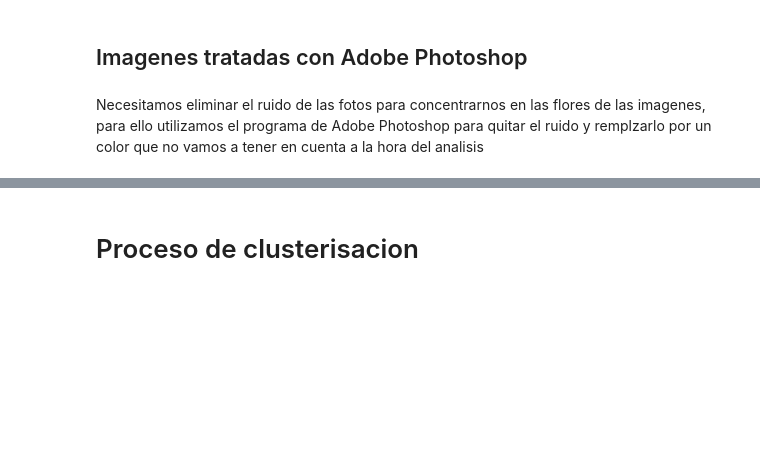
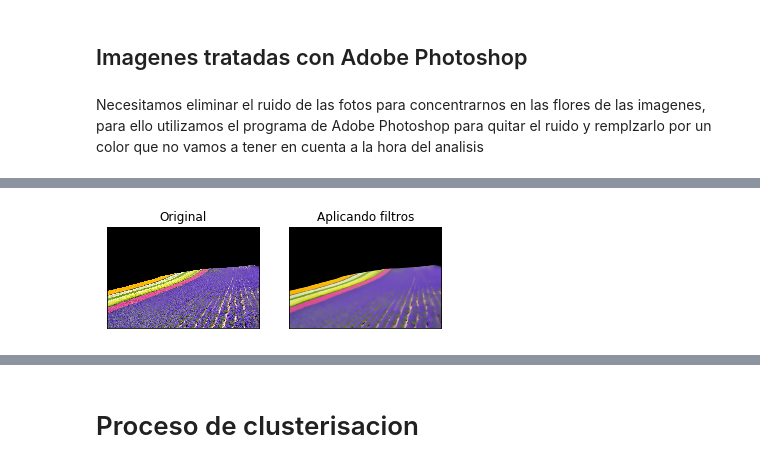
Before and after one commit to juanescendales/IAIdentifiacionDeColoresFlores, a Jupyter notebook: MicroProyecto2_ClusteringCultivoFlores.ipynb, the cells around one changed output, grey strips where cells are left out. Saved outputs shown, nothing was run; the diff lists cells and outputs as text; code cells hidden in the pictures; blank space fills up the shorter version.

```diff
--- a/MicroProyecto2_ClusteringCultivoFlores.ipynb
+++ b/MicroProyecto2_ClusteringCultivoFlores.ipynb
@@ -72,11 +100,9 @@ plt.imshow(imagen2Matriz)
 Necesitamos eliminar el ruido de las fotos para concentrarnos en las flores de las imagenes, para ello utilizamos el programa de Adobe Photoshop para quitar el ruido y remplzarlo por un color que no vamos a tener en cuenta a la hora del analisis
 # %%
 #Imagen 1 sin ruido
-imagen1Matriz = cv2.imread('Cultivos_de_Flores1.jpg') #Convierte la imagen en una array de arrays que cada uno representa un pixel en codigo BGR
+imagen1Matriz = cv2.imread('Cultivos_de_Flores_1_Procesada.jpg') #Convierte la imagen en una array de arrays que cada uno representa un pixel en codigo BGR
 imagen1Matriz = cv2.cvtColor(imagen1Matriz,cv2.COLOR_BGR2RGB) #Convierte los codfigo BGR en codigos RGB
-imagen1 = imagen1Matriz.reshape((imagen1Matriz.shape[0]*imagen1Matriz.shape[1],3)) #Convierte en un array lineal que contiene arrays de 3 posiciones con los codigos RGB
+
 #Imagen 2 sin ruido
-imagen2Matriz = cv2.imread('Cultivos_de_Flores2.jpeg') #Convierte la imagen en una array de arrays que cada uno representa un pixel en codigo BGR
+imagen2Matriz = cv2.imread('Cultivos_de_Flores_2_Procesada.jpg') #Convierte la imagen en una array de arrays que cada uno representa un pixel en codigo BGR
 imagen2Matriz = cv2.cvtColor(imagen2Matriz,cv2.COLOR_BGR2RGB) #Convierte los codfigo BGR en codigos RGB
-imagen2 = imagen2Matriz.reshape((imagen2Matriz.shape[0]*imagen2Matriz.shape[1],3)) #Convierte en un array lineal que contiene arrays de 3 posiciones con los codigos RGB
-plt.imshow(imagen1Matriz)
@@ -90,0 +112,17 @@ plt.imshow(imagen2Matriz)
+# %%
+kernel = np.ones((5,5),np.float32)/25
+#dst = cv2.filter2D(imagen1Matriz,-1,kernel)
+#dst = cv2.blur(imagen1Matriz,(3,3))
+#dst = cv2.medianBlur(imagen1Matriz,5)
+dst = cv2.fastNlMeansDenoisingColored(imagen1Matriz,None,20,10,7,21)
+dst = cv2.filter2D(dst,-1,kernel)
+#plt.imshow(imagen1Matriz)
+#plt.imshow(dst)
+
+plt.subplot(121),plt.imshow(imagen1Matriz),plt.title('Original')
+plt.xticks([]), plt.yticks([])
+plt.subplot(122),plt.imshow(dst),plt.title('Aplicando filtros')
+plt.xticks([]), plt.yticks([])
+plt.show()
+# %% [output]
+[figure, added]
```
Also changed, not shown: parts of 54 cells of this notebook.
